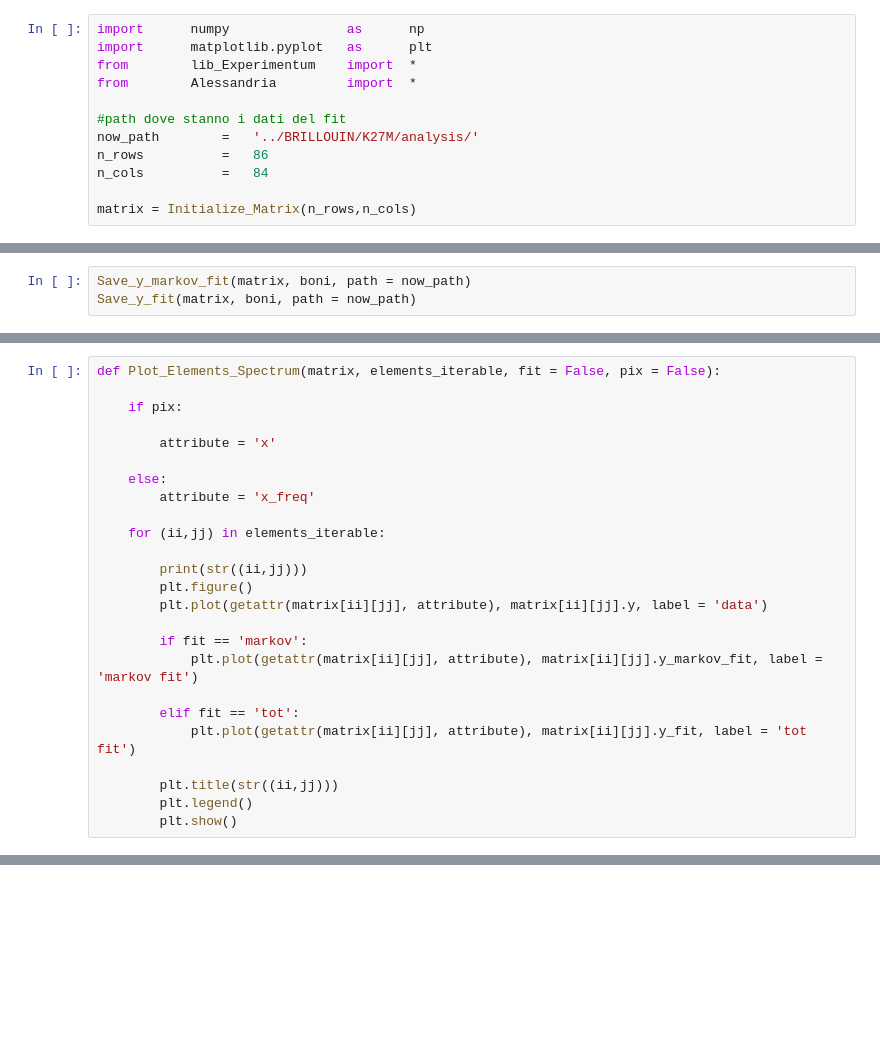
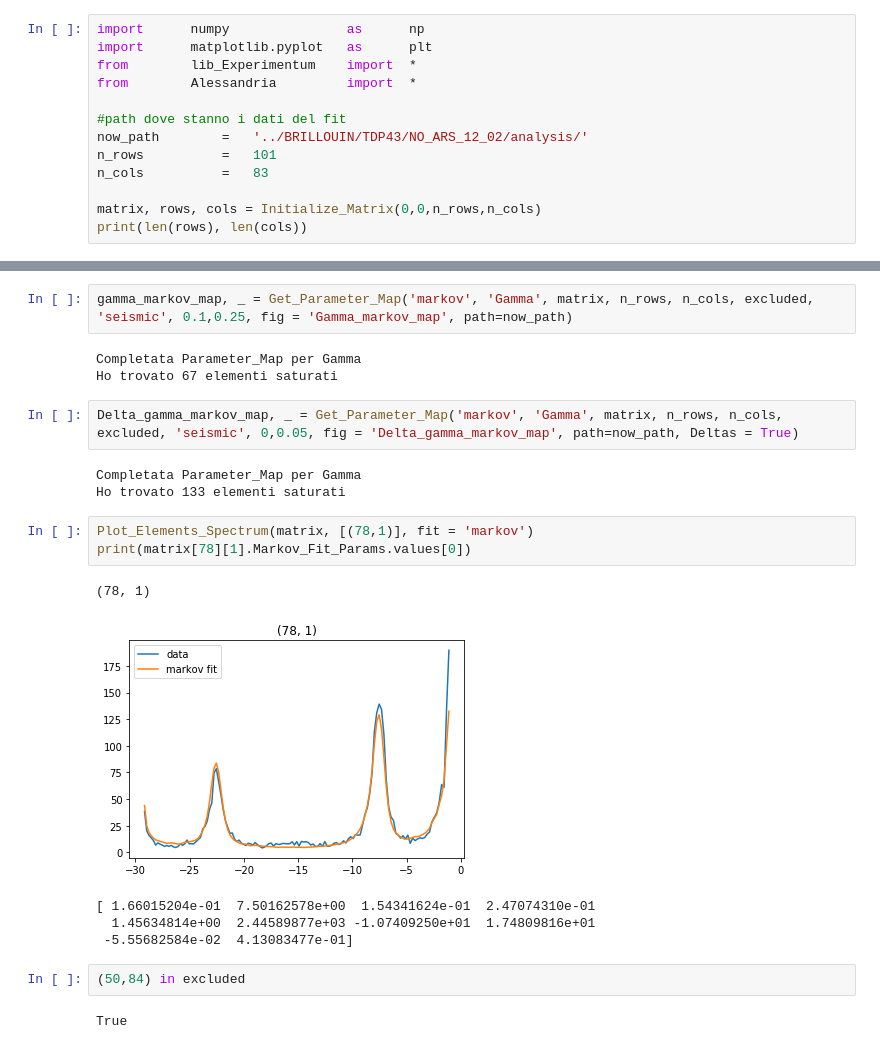
Before and after one commit to flautodipan/Python_Libraries, a Jupyter notebook: Experimentum_analysis.ipynb, the cells around one changed output, grey strips where cells are left out. Saved outputs shown, nothing was run; the diff lists cells and outputs as text; blank space fills up the shorter version.

```diff
--- a/Experimentum_analysis.ipynb
+++ b/Experimentum_analysis.ipynb
@@ -5,9 +5,10 @@ from        lib_Experimentum    import  *
 from        Alessandria         import  *
 
 #path dove stanno i dati del fit
-now_path        =   '../BRILLOUIN/K27M/analysis/'
-n_rows          =   86
-n_cols          =   84
+now_path        =   '../BRILLOUIN/TDP43/NO_ARS_12_02/analysis/'
+n_rows          =   101
+n_cols          =   83
 
-matrix = Initialize_Matrix(n_rows,n_cols)
+matrix, rows, cols = Initialize_Matrix(0,0,n_rows,n_cols)
+print(len(rows), len(cols))
 # %% [output]
@@ -123,3 +78,0 @@ for (ii,jj) in boni:
-# %%
-Save_y_markov_fit(matrix, boni, path = now_path)
-Save_y_fit(matrix, boni, path = now_path)
@@ -200,25 +106,0 @@ Plot_Elements_Spectrum(matrix, boni[0:10])
-# %%
-def Plot_Elements_Spectrum(matrix, elements_iterable, fit = False, pix = False):
-
-    if pix:
-
-        attribute = 'x'
-
-    else:
-        attribute = 'x_freq'
-
-    for (ii,jj) in elements_iterable:
-
-        print(str((ii,jj)))
-        plt.figure()
-        plt.plot(getattr(matrix[ii][jj], attribute), matrix[ii][jj].y, label = 'data')
-
-        if fit == 'markov':
-            plt.plot(getattr(matrix[ii][jj], attribute), matrix[ii][jj].y_markov_fit, label = 'markov fit')
-
-        elif fit == 'tot':
-            plt.plot(getattr(matrix[ii][jj], attribute), matrix[ii][jj].y_fit, label = 'tot fit')
-
-        plt.title(str((ii,jj)))
-        plt.legend()
-        plt.show()
@@ -224,0 +112,23 @@ def Plot_Elements_Spectrum(matrix, elements_iterable, fit = False, pix = False):
+# %%
+gamma_markov_map, _ = Get_Parameter_Map('markov', 'Gamma', matrix, n_rows, n_cols, excluded, 'seismic', 0.1,0.25, fig = 'Gamma_markov_map', path=now_path)
+# %% [output]
+Completata Parameter_Map per Gamma
+Ho trovato 67 elementi saturati
+# %%
+Delta_gamma_markov_map, _ = Get_Parameter_Map('markov', 'Gamma', matrix, n_rows, n_cols, excluded, 'seismic', 0,0.05, fig = 'Delta_gamma_markov_map', path=now_path, Deltas = True)
+# %% [output]
+Completata Parameter_Map per Gamma
+Ho trovato 133 elementi saturati
+# %%
+Plot_Elements_Spectrum(matrix, [(78,1)], fit = 'markov')
+print(matrix[78][1].Markov_Fit_Params.values[0])
+# %% [output]
+(78, 1)
+[figure, added]
+[ 1.66015204e-01  7.50162578e+00  1.54341624e-01  2.47074310e-01
+  1.45634814e+00  2.44589877e+03 -1.07409250e+01  1.74809816e+01
+ -5.55682584e-02  4.13083477e-01]
+# %%
+(50,84) in excluded
+# %% [output]
+True
```
Also changed, not shown: parts of 13 cells of this notebook, 3 other files.
